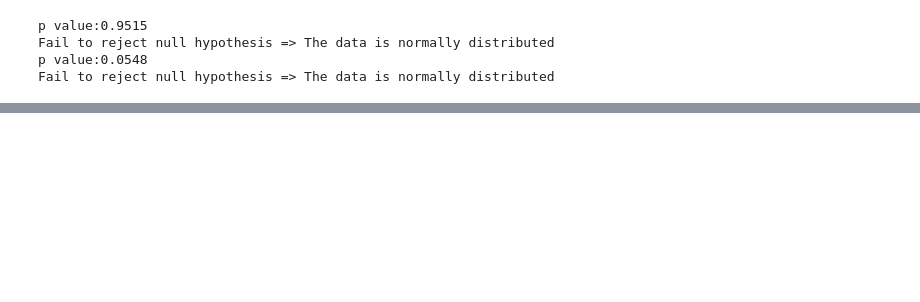
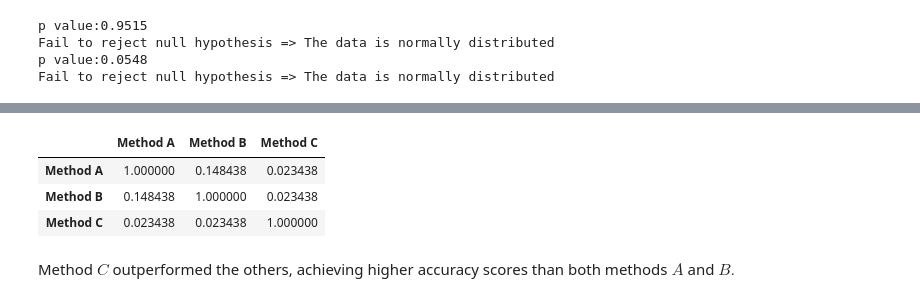
Before and after one commit to Dahamey/Hypothesis-Testing, a Jupyter notebook: Python/Parametric Test Vs Non-Parametric Test/Parametric Test Vs Non-Parametric Test.ipynb, the cells around one changed output, grey strips where cells are left out. Cells and saved outputs as stored; diff of their text form; code cells hidden in the pictures; blank space fills up the shorter version.

```diff
--- a/Python/Parametric Test Vs Non-Parametric Test/Parametric Test Vs Non-Parametric Test.ipynb
+++ b/Python/Parametric Test Vs Non-Parametric Test/Parametric Test Vs Non-Parametric Test.ipynb
@@ -152,0 +1038,10 @@ Fail to reject null hypothesis => The data is normally distributed
+# %%
+method_A = df["A"].astype("float")
+method_B = df["B"].astype("float")
+method_C = df["C"].astype("float")
+
+
+# check normality
+normality_check(method_A)
+normality_check(method_B)
+normality_check(method_C)
@@ -152,0 +1092,19 @@ Fail to reject null hypothesis => The data is normally distributed
+# %%
+import scikit_posthocs as sp
+
+data = np.array([method_A, method_B, method_C])
+df_posthoc = sp.posthoc_wilcoxon(a = data, p_adjust = "holm")
+#df_posthoc = sp.posthoc_nemenyi_friedman(data.T)  # another option for the posthoc test
+
+method_names = ["Method A", "Method B", "Method C"]
+df_posthoc.columns = method_names
+df_posthoc.index = method_names
+
+df_posthoc.style.applymap(lambda x : "background-color:red" if x<0.05 else "background-color:white")
+# %% [output]
+|  | Method A | Method B | Method C |
+| Method A | 1.000000 | 0.148438 | 0.023438 |
+| Method B | 0.148438 | 1.000000 | 0.023438 |
+| Method C | 0.023438 | 0.023438 | 1.000000 |
+# %% [markdown]
+Method $C$ outperformed the others, achieving higher accuracy scores than both methods $A$ and $B.$
```
Also changed, not shown: parts of 70 cells of this notebook, 10 other files.
